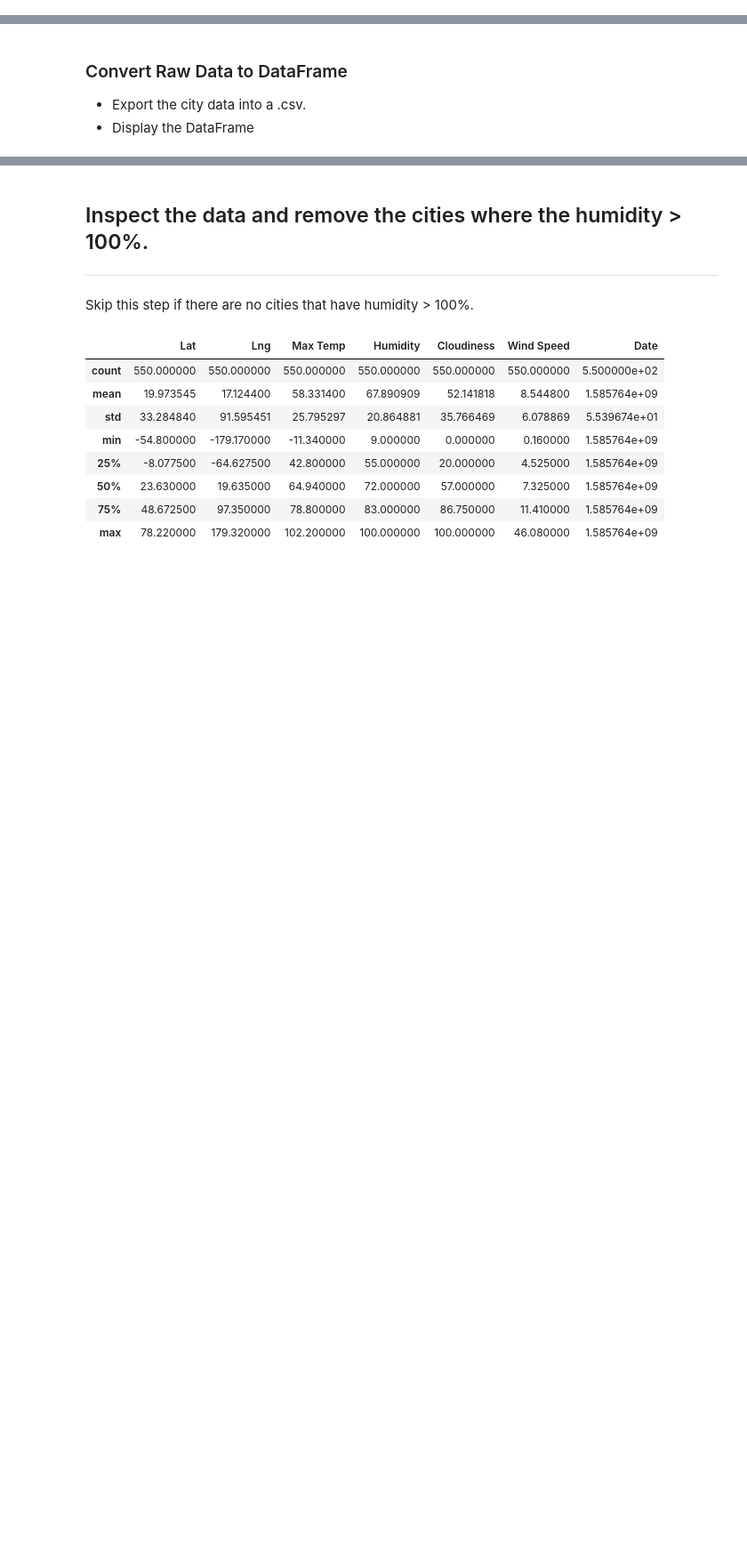
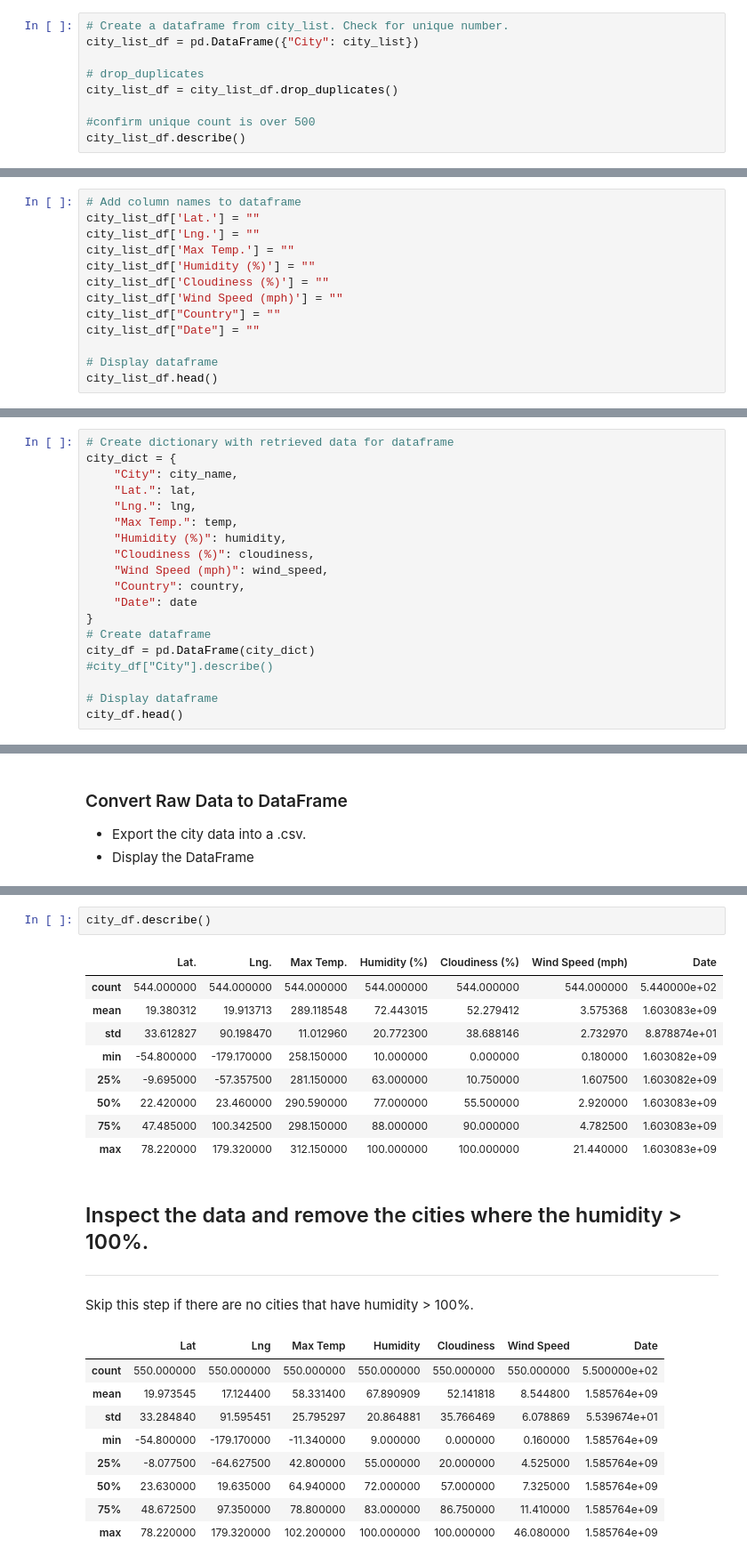
Before and after one commit to Lindsey-G/UCI-Homework-Giron, a Jupyter notebook: Homework_01/06-python-api-challenge/WeatherPy/02-WeatherPy.ipynb, the cells around one changed output, grey strips where cells are left out. Shown at 89% size. Saved outputs shown, nothing was run; the diff lists cells and outputs as text; blank space fills up the shorter version.

Commit message:
Perform API calls, Convert Raw Data to DF complete

```diff
--- a/Homework_01/06-python-api-challenge/WeatherPy/02-WeatherPy.ipynb
+++ b/Homework_01/06-python-api-challenge/WeatherPy/02-WeatherPy.ipynb
@@ -88,0 +48,9 @@ query_url
+# %%
+# Create a dataframe from city_list. Check for unique number.
+city_list_df = pd.DataFrame({"City": city_list})
+
+# drop_duplicates
+city_list_df = city_list_df.drop_duplicates()
+
+#confirm unique count is over 500
+city_list_df.describe()
@@ -88,0 +63,13 @@ query_url
+# %%
+# Add column names to dataframe
+city_list_df['Lat.'] = ""
+city_list_df['Lng.'] = ""
+city_list_df['Max Temp.'] = ""
+city_list_df['Humidity (%)'] = ""
+city_list_df['Cloudiness (%)'] = ""
+city_list_df['Wind Speed (mph)'] = ""
+city_list_df["Country"] = ""
+city_list_df["Date"] = ""
+
+# Display dataframe
+city_list_df.head()
@@ -118,0 +151,19 @@ Data Retrieval Complete
+# %%
+# Create dictionary with retrieved data for dataframe
+city_dict = {
+    "City": city_name,
+    "Lat.": lat,
+    "Lng.": lng,
+    "Max Temp.": temp,
+    "Humidity (%)": humidity,
+    "Cloudiness (%)": cloudiness,
+    "Wind Speed (mph)": wind_speed,
+    "Country": country,
+    "Date": date
+}
+# Create dataframe
+city_df = pd.DataFrame(city_dict)
+#city_df["City"].describe()
+
+# Display dataframe
+city_df.head()
@@ -142,3 +194,15 @@ Data Retrieval Complete
+# %%
+city_df.describe()
+# %% [output]
+|  | Lat. | Lng. | Max Temp. | Humidity (%) | Cloudiness (%) | Wind Speed (mph) | Date |
+| count | 544.000000 | 544.000000 | 544.000000 | 544.000000 | 544.000000 | 544.000000 | 5.440000e+02 |
+| mean | 19.380312 | 19.913713 | 289.118548 | 72.443015 | 52.279412 | 3.575368 | 1.603083e+09 |
+| std | 33.612827 | 90.198470 | 11.012960 | 20.772300 | 38.688146 | 2.732970 | 8.878874e+01 |
+| min | -54.800000 | -179.170000 | 258.150000 | 10.000000 | 0.000000 | 0.180000 | 1.603082e+09 |
+| 25% | -9.695000 | -57.357500 | 281.150000 | 63.000000 | 10.750000 | 1.607500 | 1.603082e+09 |
+| 50% | 22.420000 | 23.460000 | 290.590000 | 77.000000 | 55.500000 | 2.920000 | 1.603083e+09 |
+| 75% | 47.485000 | 100.342500 | 298.150000 | 88.000000 | 90.000000 | 4.782500 | 1.603083e+09 |
+| max | 78.220000 | 179.320000 | 312.150000 | 100.000000 | 100.000000 | 21.440000 | 1.603083e+09 |
 # %% [markdown]
 ## Inspect the data and remove the cities where the humidity > 100%.
 ----
```
Also changed, not shown: parts of 15 cells of this notebook.
